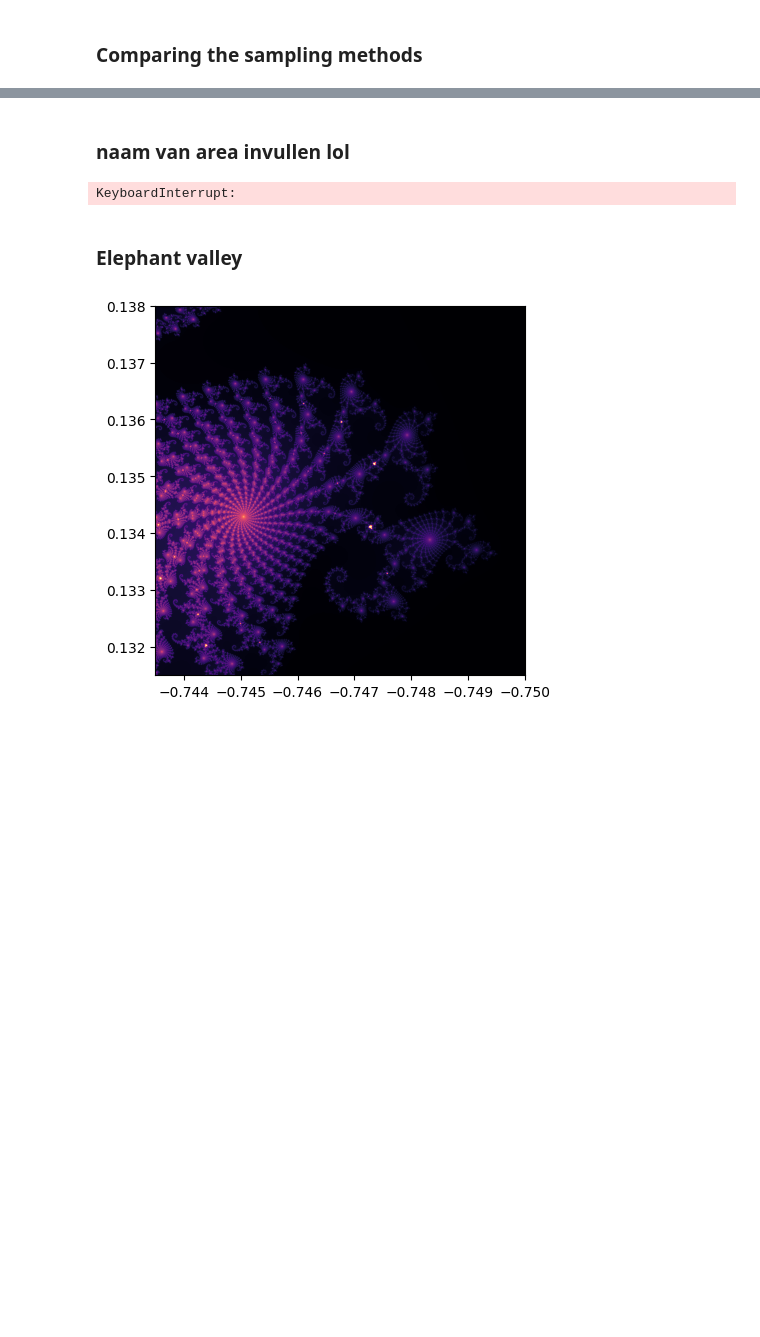
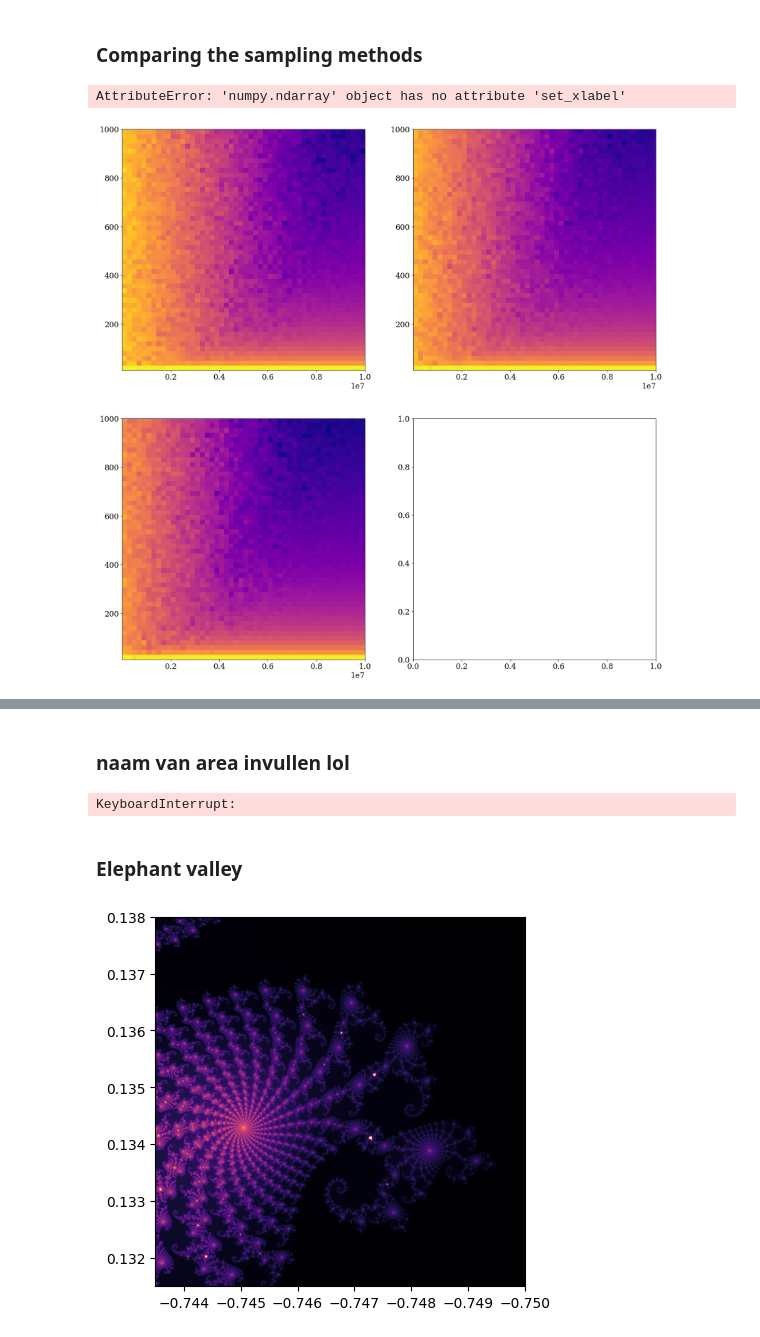
Before and after one commit to reqctoe/STSIM_ass1, a Jupyter notebook: ElinevandeLagemaat_11892900_AdrianRuesink_12195669_EzradeCleen_12042137.ipynb, the cells around one changed output, grey strips where cells are left out. Saved outputs shown, nothing was run; the diff lists cells and outputs as text; code cells hidden in the pictures; blank space fills up the shorter version.

```diff
--- a/ElinevandeLagemaat_11892900_AdrianRuesink_12195669_EzradeCleen_12042137.ipynb
+++ b/ElinevandeLagemaat_11892900_AdrianRuesink_12195669_EzradeCleen_12042137.ipynb
@@ -562,0 +743,34 @@ lhs_A = latin_hypercube(25000000, mandelbrot)
+# %%
+from matplotlib.colors import LogNorm
+
+fig, ax = plt.subplots(2,2, figsize=[20,20], gridspec_kw={'width_ratios': [1,1]})
+# fig.tight_layout()
+
+# plt.figure(figsize=(10, 8))
+random_c = ax[0][0].imshow(areas, aspect='auto', cmap='plasma', origin='lower', norm=LogNorm() ,
+               extent=[samples[0], samples[-1], iterations[0], iterations[-1]])
+lhs_c = ax[0][1].imshow(LHS_areas, aspect='auto', cmap='plasma', origin='lower', norm=LogNorm() ,
+               extent=[samples[0], samples[-1], iterations[0], iterations[-1]])
+
+orth_c = ax[1][0].imshow(orth_areas, aspect='auto', cmap='plasma', origin='lower', norm=LogNorm() ,
+               extent=[samples[0], samples[-1], iterations[0], iterations[-1]])
+
+# fig.colorbar(random_c, label='Estimated Area')
+ax[0].set_xlabel('Log10(Samples)')
+ax[0].set_ylabel('Log10(Iterations)')
+ax[0].set_xscale('log')
+ax[0].set_yscale('log')
+# ax[0].xaxis.set_ticks(np.log10(samples)[::10], samples[::10])
+# ax[0].set_yticks(np.log10(iterations)[::10], iterations[::10])
+ax[0].set_title('Convergence Behavior of $A_{i,s}$ average 10 simulations per point')
+
+# # Additional Line plot for specific value of i
+# fixed_i_index = 10
+# ax[1].semilogx(samples, areas[fixed_i_index, :], '-o')
+# ax[1].grid(True)
+# ax[1].set_xlabel('Samples')
+# ax[1].set_ylabel('Average Area Error')
+# ax[1].set_title(f'Convergence Behavior of $A_{"i,s"}$ for Iterations={iterations[fixed_i_index]}')
+# %% [output]
+AttributeError: 'numpy.ndarray' object has no attribute 'set_xlabel'
+[figure, added]
```
Also changed, not shown: parts of 18 cells of this notebook, 4 other files.
